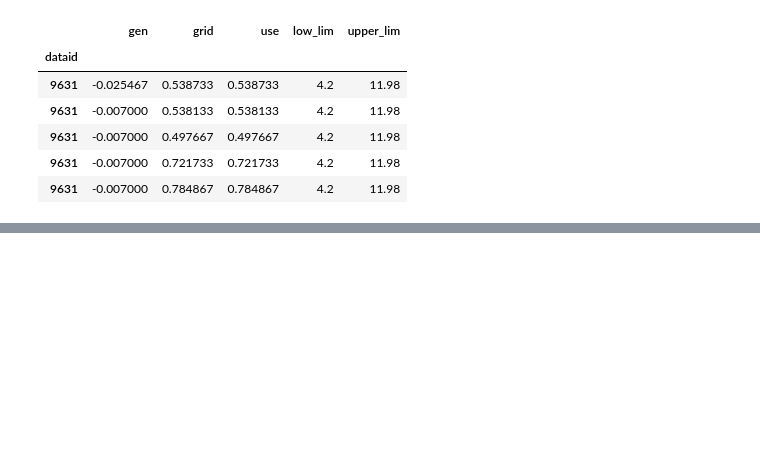
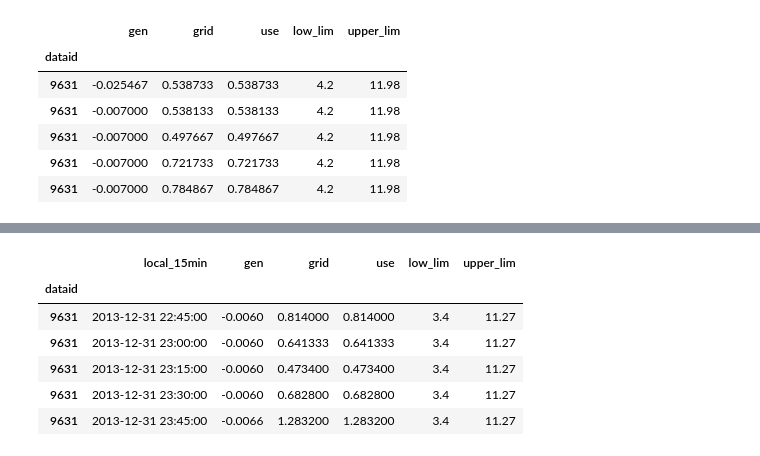
Before and after one commit to kchristidis/island-input, a Jupyter notebook: 04-etl-traces.ipynb, the cells around one changed output, grey strips where cells are left out. Cells and saved outputs as stored; diff of their text form; code cells hidden in the pictures; blank space fills up the shorter version.

```diff
--- a/04-etl-traces.ipynb
+++ b/04-etl-traces.ipynb
@@ -466,0 +501,10 @@ df_lite.to_csv('04-final-trace-lite.csv')
+# %%
+df_year.tail()
+# %% [output]
+|  | local_15min | gen | grid | use | low_lim | upper_lim |
+| dataid |  |  |  |  |  |  |
+| 9631 | 2013-12-31 22:45:00 | -0.0060 | 0.814000 | 0.814000 | 3.4 | 11.27 |
+| 9631 | 2013-12-31 23:00:00 | -0.0060 | 0.641333 | 0.641333 | 3.4 | 11.27 |
+| 9631 | 2013-12-31 23:15:00 | -0.0060 | 0.473400 | 0.473400 | 3.4 | 11.27 |
+| 9631 | 2013-12-31 23:30:00 | -0.0060 | 0.682800 | 0.682800 | 3.4 | 11.27 |
+| 9631 | 2013-12-31 23:45:00 | -0.0066 | 1.283200 | 1.283200 | 3.4 | 11.27 |
```
Also changed, not shown: parts of 9 cells of this notebook.
